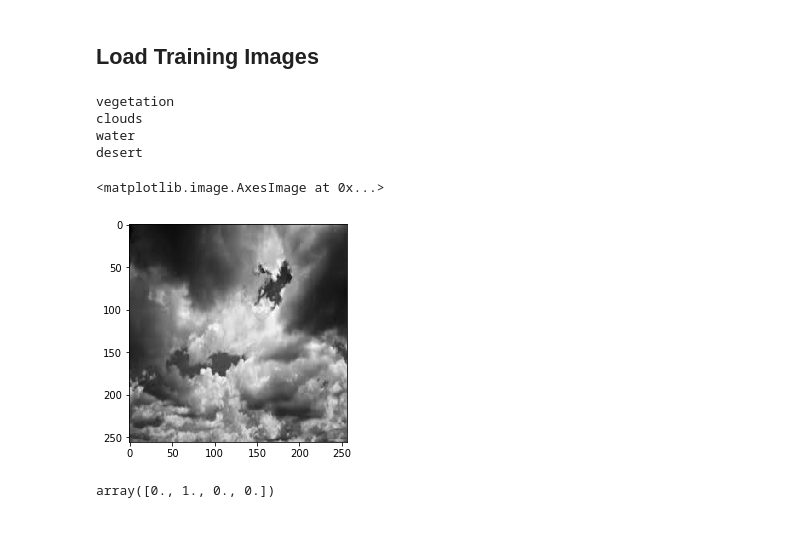
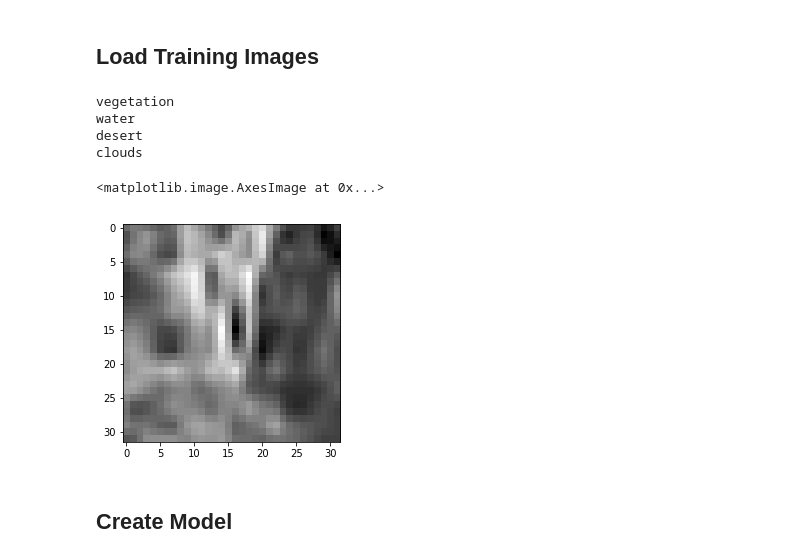
Before and after one commit to Collin-Emerson-Miller/Satelite-Image-Classification, a Jupyter notebook: Code Test.ipynb, the cells around one changed output. Drawn from its saved outputs; the diff is of its cells as text; code cells hidden in the pictures; blank space fills up the shorter version.

```diff
--- a/Code Test.ipynb
+++ b/Code Test.ipynb
@@ -18,3 +18,7 @@ width = 256
+# %%
+image_size = (512,512)
+n_slices = 16
+ratio = (1, 1)
 # %% [markdown]
 ## Load Training Images
 # %%
@@ -25,15 +31,21 @@ classes = os.listdir(CORPUS_PATH)
 image_list = []
 label_list = []
 
-for i, c in enumerate(classes):
+for label, c in enumerate(classes):
     print(c)
     terrain_path = os.path.join(CORPUS_PATH, c)
     for f_name in os.listdir(terrain_path):
         img = cv2.imread(os.path.join(terrain_path, f_name), 0)
-        image_list.append(np.expand_dims(cv2.resize(img, (height, width)), -1))
-        label_list.append(i)
+        img_resize = cv2.resize(img, image_size)
+        slices = utils.prepare_images(img_resize, image_size, ratio, n_slices)
+        image_list.append(np.expand_dims(slices, -1))
+        label_list.append(np.full((slices.shape[0]), label))
+
+X_train = np.concatenate(image_list)
+labels = np.concatenate(label_list)
+one_hot_labels = to_categorical(labels, num_classes=len(classes))
 # %% [output]
 vegetation
-clouds
 water
 desert
+clouds
@@ -45,10 +52,8 @@ one_hot_labels = to_categorical(y, num_classes=len(classes))
 # %%
-plt.imshow(X[14, :, :, 0], cmap='gray')
+plt.imshow(X_train[50, :, :, 0], cmap='gray')
 # %% [output]
 <matplotlib.image.AxesImage at 0x...>
-[figure, old version]
+[figure, new version]
-# %%
-one_hot_labels[14]
-# %% [output]
-array([0., 1., 0., 0.])
+# %% [markdown]
+## Create Model
 # %%
```
Also changed, not shown: parts of 25 cells of this notebook, 2 other files.
